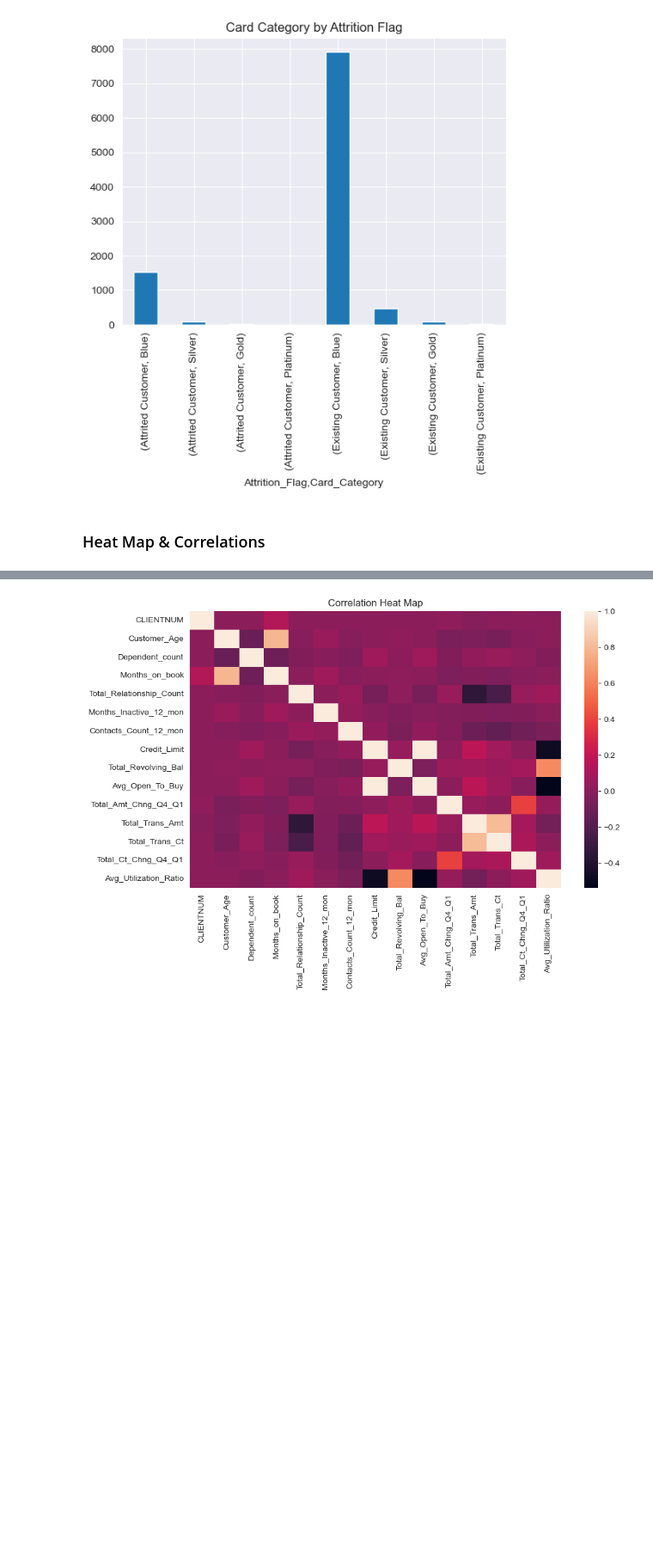
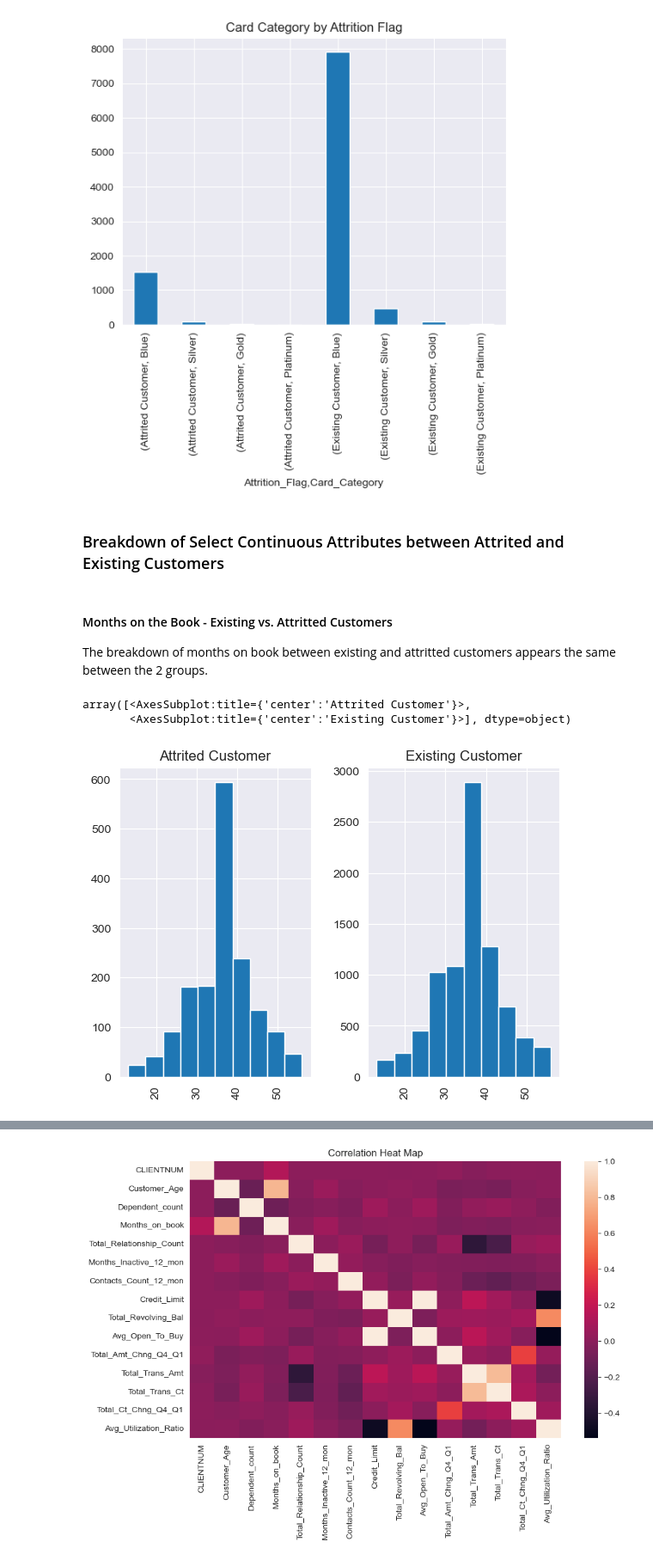
Before and after one commit to alsuarezvu/dsc540_ml_project, a Jupyter notebook: BankChurn.ipynb, the cells around one changed output, grey strips where cells are left out. Shown: that part at 86% size. Drawn from its saved outputs; the diff is of its cells as text; code cells hidden in the pictures; blank space fills up the shorter version.

Commit message:
Added more visualizations for continuous variables and more pre-processing and scaling of the data

```diff
--- a/BankChurn.ipynb
+++ b/BankChurn.ipynb
@@ -312,5 +323,15 @@ df_attrition_gender.plot.bar(x='Attrition_Flag', stacked=True, title='Card Categ
 # %% [output]
 <AxesSubplot:title={'center':'Card Category by Attrition Flag'}, xlabel='Attrition_Flag,Card_Category'>
 [figure]
-# %% [markdown]
-### Heat Map & Correlations
+# %% [markdown]
+### Breakdown of Select Continuous Attributes between Attrited and Existing Customers
+# %% [markdown]
+#### Months on the Book - Existing vs. Attritted Customers
+
+The breakdown of months on book between existing and attritted customers appears the same between the 2 groups.
+# %%
+df['Months_on_book'].hist(by=df['Attrition_Flag'])
+# %% [output]
+array([<AxesSubplot:title={'center':'Attrited Customer'}>,
+       <AxesSubplot:title={'center':'Existing Customer'}>], dtype=object)
+[figure, added]
```
Also changed, not shown: parts of 54 cells of this notebook.
